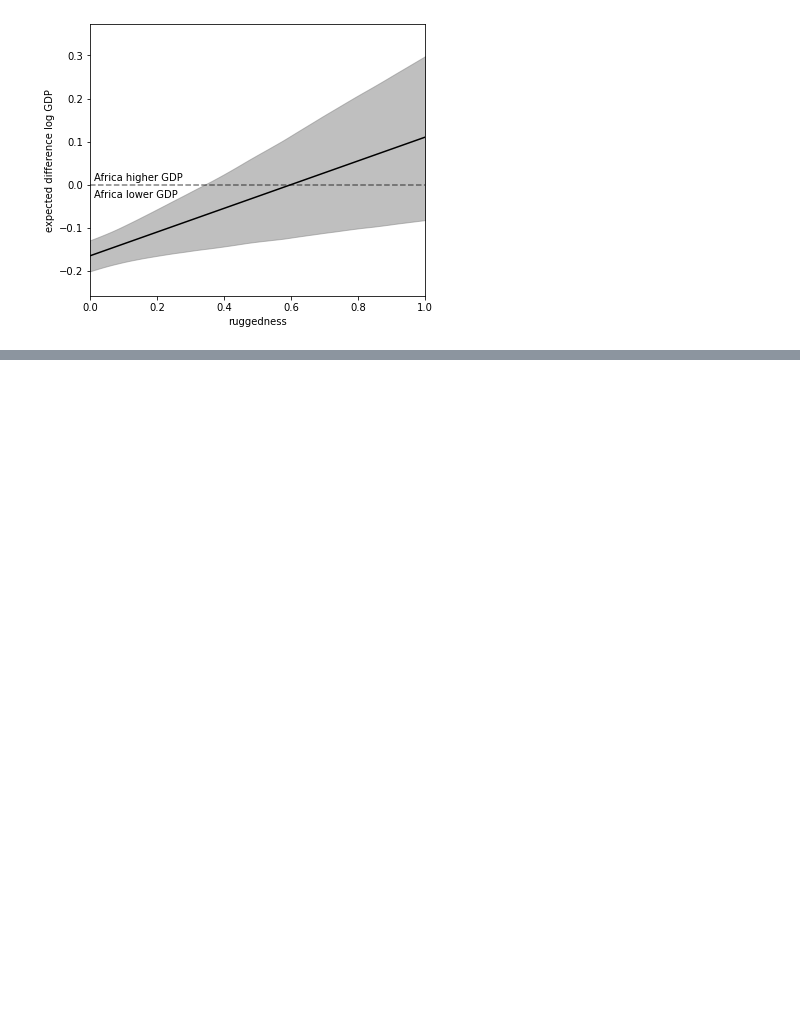
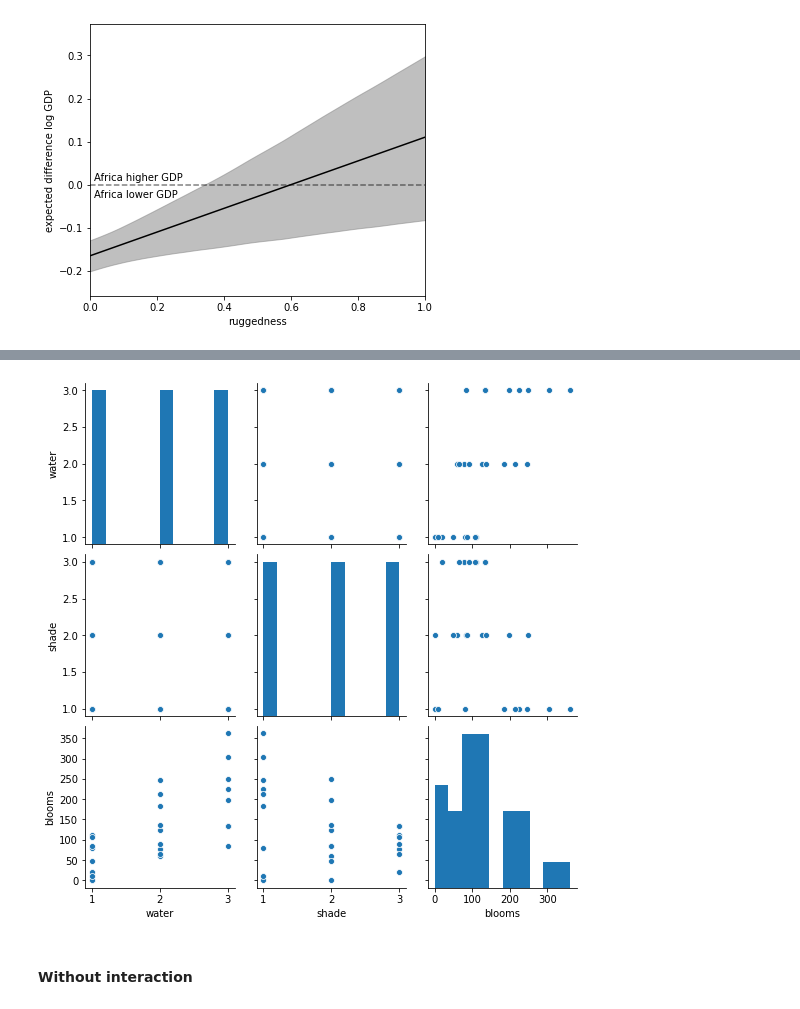
Before and after one commit to danhphan/bayesian-inferences, a Jupyter notebook: _00_rethink_stats_week5_course.ipynb, the cells around one changed output, grey strips where cells are left out. Cells and saved outputs as stored; diff of their text form; code cells hidden in the pictures; blank space fills up the shorter version.

Commit message:
add tulip sample

```diff
--- a/_00_rethink_stats_week5_course.ipynb
+++ b/_00_rethink_stats_week5_course.ipynb
@@ -276,0 +241,3 @@ ax.set_xlim(0, 1)
+# %%
+df = pd.read_csv("data/tulips.csv", delimiter=";")
+df.shape
@@ -276,0 +267,5 @@ ax.set_xlim(0, 1)
+# %%
+sns.pairplot(df)
+plt.show()
+# %% [output]
+[figure, added]
@@ -276,0 +276,2 @@ ax.set_xlim(0, 1)
+# %% [markdown]
+#### Without interaction
```
Also changed, not shown: parts of 15 cells of this notebook.
